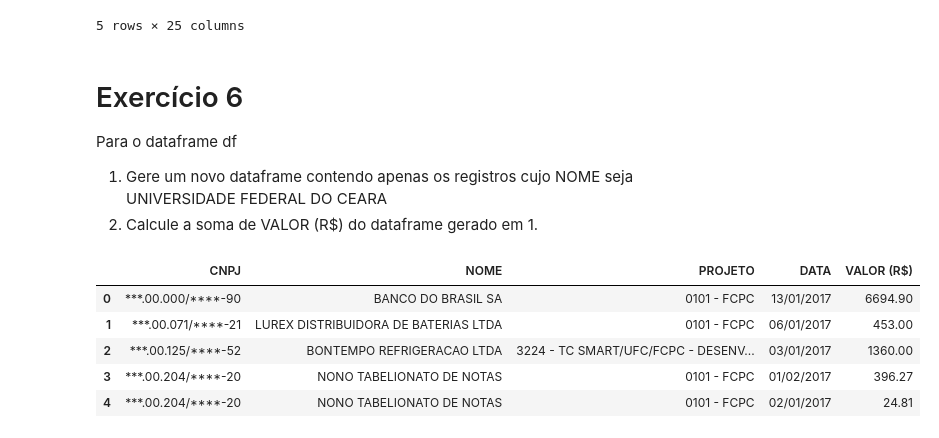
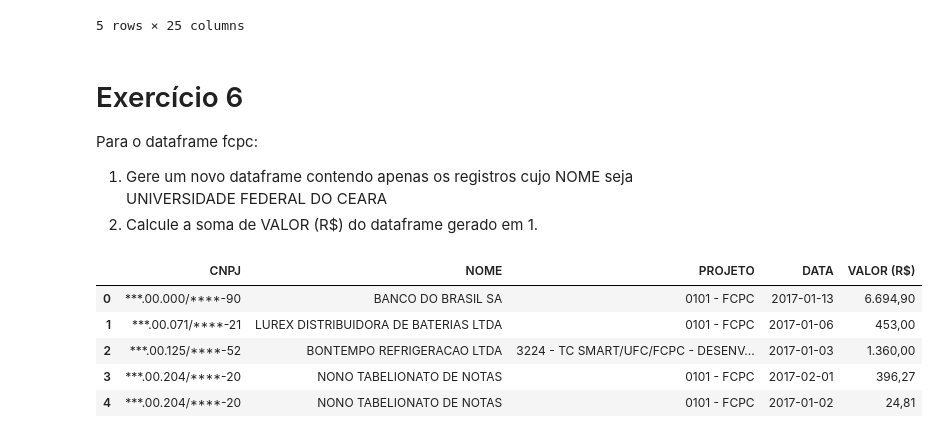
Before and after one commit to abevieiramota/course-python-data-analysis1, a Jupyter notebook: 03 - Pandas/3.1 - Pandas - Básico - Exercício.ipynb, the cells around one changed output. Drawn from its saved outputs; the diff is of its cells as text; code cells hidden in the pictures.

```diff
--- a/03 - Pandas/3.1 - Pandas - Básico - Exercício.ipynb
+++ b/03 - Pandas/3.1 - Pandas - Básico - Exercício.ipynb
@@ -104,18 +108,22 @@ m.head()
 # %% [markdown]
 # Exercício 6
 
-Para o dataframe df
+Para o dataframe fcpc:
 
 1. Gere um novo dataframe contendo apenas os registros cujo NOME seja UNIVERSIDADE FEDERAL DO CEARA
 2. Calcule a soma de VALOR (R$) do dataframe gerado em 1.
 # %%
-df = pd.read_csv("2017 - 19-02.csv", thousands=".", decimal=",")
+fcpc = pd.read_csv("2017 - 19-02.csv",
+                   thousands=".",
+                   decimal=",",
+                   parse_dates=["DATA"],
+                   date_parser=lambda x: datetime.strptime(x, "%d/%m/%Y"))
 
-df.head()
+fcpc.head()
 # %% [output]
 |  | CNPJ | NOME | PROJETO | DATA | VALOR (R$) |
-| 0 | ***.00.000/****-90 | BANCO DO BRASIL SA | 0101 - FCPC | 13/01/2017 | 6694.90 |
-| 1 | ***.00.071/****-21 | LUREX DISTRIBUIDORA DE BATERIAS LTDA | 0101 - FCPC | 06/01/2017 | 453.00 |
-| 2 | ***.00.125/****-52 | BONTEMPO REFRIGERACAO LTDA | 3224 - TC SMART/UFC/FCPC - DESENV... | 03/01/2017 | 1360.00 |
-| 3 | ***.00.204/****-20 | NONO TABELIONATO DE NOTAS | 0101 - FCPC | 01/02/2017 | 396.27 |
-| 4 | ***.00.204/****-20 | NONO TABELIONATO DE NOTAS | 0101 - FCPC | 02/01/2017 | 24.81 |
+| 0 | ***.00.000/****-90 | BANCO DO BRASIL SA | 0101 - FCPC | 2017-01-13 | 6.694,90 |
+| 1 | ***.00.071/****-21 | LUREX DISTRIBUIDORA DE BATERIAS LTDA | 0101 - FCPC | 2017-01-06 | 453,00 |
+| 2 | ***.00.125/****-52 | BONTEMPO REFRIGERACAO LTDA | 3224 - TC SMART/UFC/FCPC - DESENV... | 2017-01-03 | 1.360,00 |
+| 3 | ***.00.204/****-20 | NONO TABELIONATO DE NOTAS | 0101 - FCPC | 2017-02-01 | 396,27 |
+| 4 | ***.00.204/****-20 | NONO TABELIONATO DE NOTAS | 0101 - FCPC | 2017-01-02 | 24,81 |
```
Also changed, not shown: parts of 7 cells of this notebook, 1 other file.
